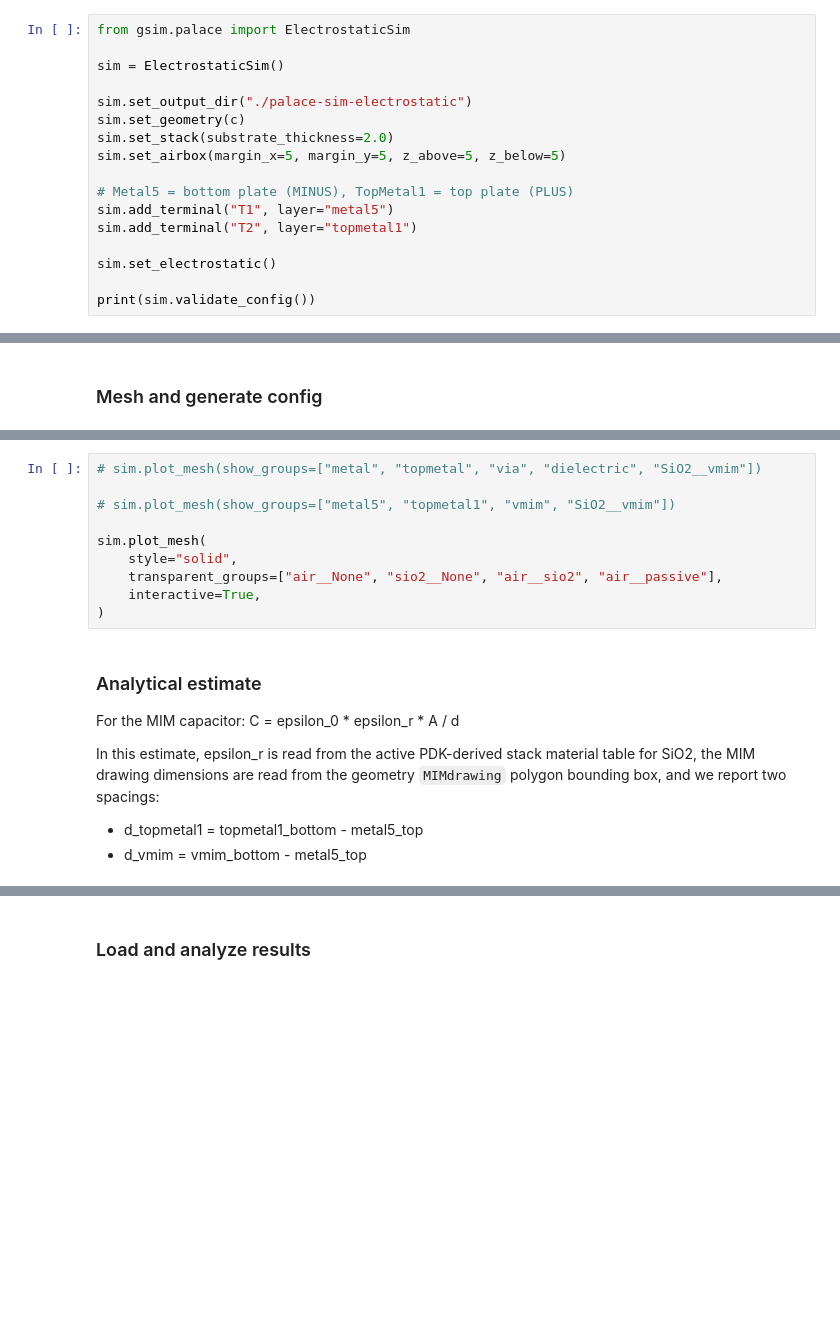
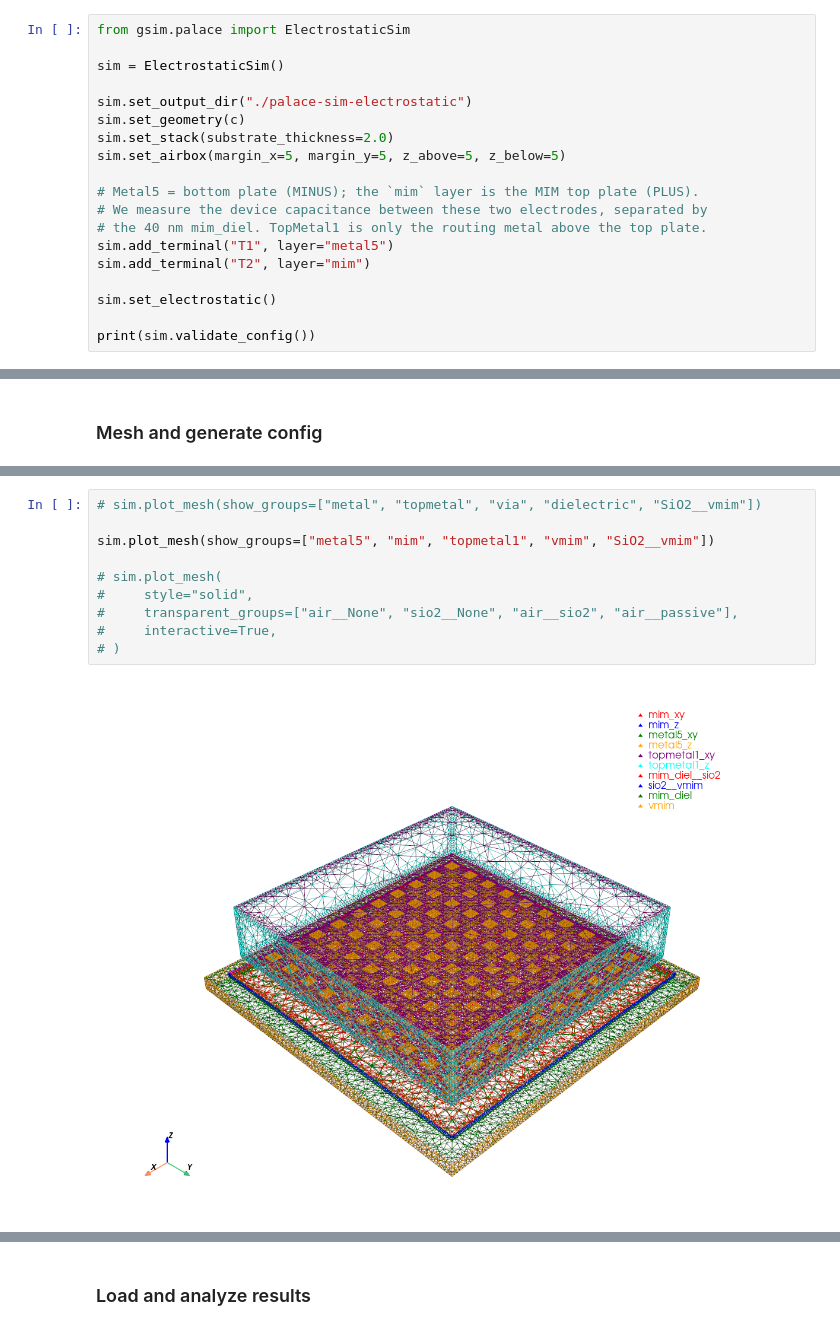
Before and after one commit to EpsilonForge/gsim, a Jupyter notebook: nbs/_palace_electrostatic.ipynb, the cells around one changed output, grey strips where cells are left out. Cells and saved outputs as stored; diff of their text form; blank space fills up the shorter version.

```diff
--- a/nbs/_palace_electrostatic.ipynb
+++ b/nbs/_palace_electrostatic.ipynb
@@ -40,9 +63,11 @@ sim.set_geometry(c)
 sim.set_stack(substrate_thickness=2.0)
 sim.set_airbox(margin_x=5, margin_y=5, z_above=5, z_below=5)
 
-# Metal5 = bottom plate (MINUS), TopMetal1 = top plate (PLUS)
+# Metal5 = bottom plate (MINUS); the `mim` layer is the MIM top plate (PLUS).
+# We measure the device capacitance between these two electrodes, separated by
+# the 40 nm mim_diel. TopMetal1 is only the routing metal above the top plate.
 sim.add_terminal("T1", layer="metal5")
-sim.add_terminal("T2", layer="topmetal1")
+sim.add_terminal("T2", layer="mim")
 
 sim.set_electrostatic()
 
@@ -55,18 +88,12 @@ sim.mesh(preset="fine", refined_mesh_size=0.1, merge_via_distance=0)
 # %%
 # sim.plot_mesh(show_groups=["metal", "topmetal", "via", "dielectric", "SiO2__vmim"])
 
-# sim.plot_mesh(show_groups=["metal5", "topmetal1", "vmim", "SiO2__vmim"])
+sim.plot_mesh(show_groups=["metal5", "mim", "topmetal1", "vmim", "SiO2__vmim"])
 
-sim.plot_mesh(
-    style="solid",
-    transparent_groups=["air__None", "sio2__None", "air__sio2", "air__passive"],
-    interactive=True,
-)
+# sim.plot_mesh(
+#     style="solid",
+#     transparent_groups=["air__None", "sio2__None", "air__sio2", "air__passive"],
+#     interactive=True,
+# )
+# %% [output]
+[figure, added]
-# %% [markdown]
-### Analytical estimate
-
-For the MIM capacitor: C = epsilon_0 * epsilon_r * A / d
-
-In this estimate, epsilon_r is read from the active PDK-derived stack material table for SiO2, the MIM drawing dimensions are read from the geometry `MIMdrawing` polygon bounding box, and we report two spacings:
-- d_topmetal1 = topmetal1_bottom - metal5_top
-- d_vmim = vmim_bottom - metal5_top
```
Also changed, not shown: parts of 16 cells of this notebook, 1 other file.
